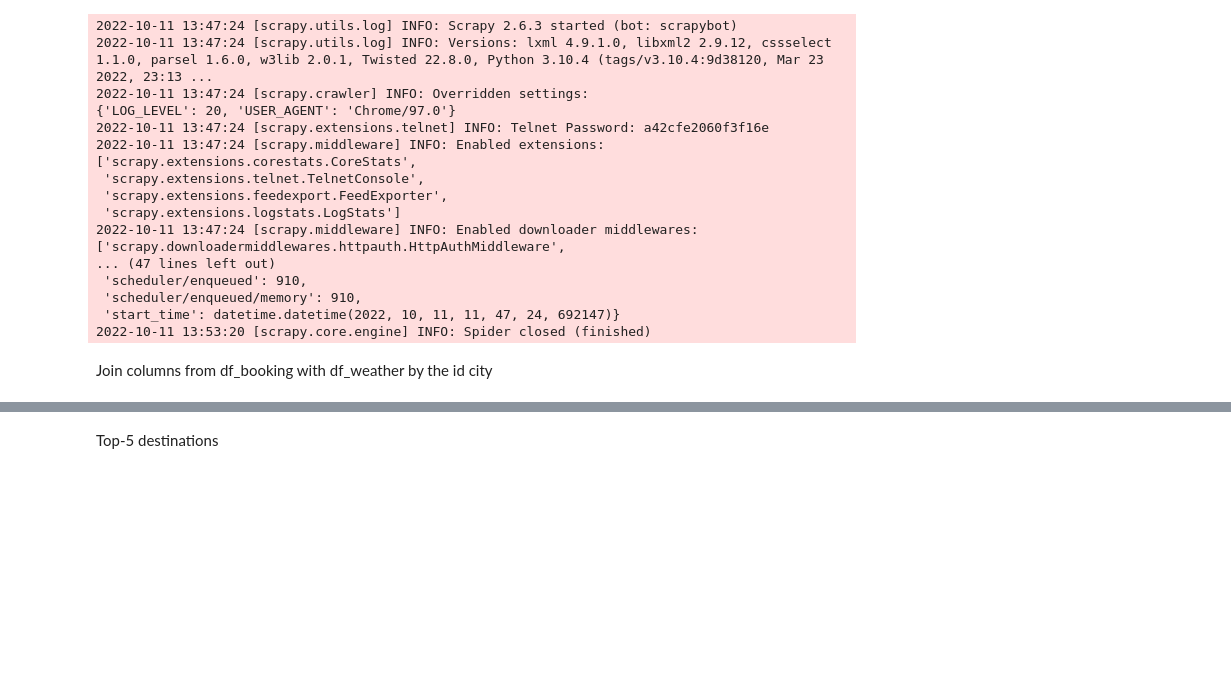
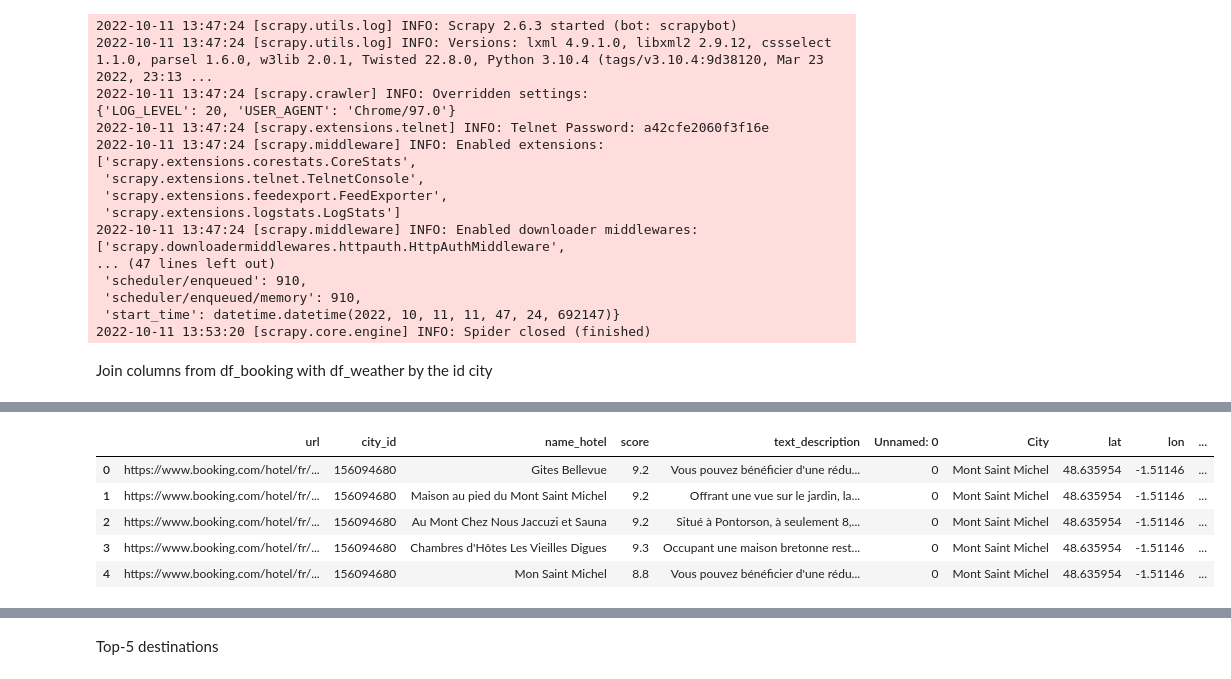
Before and after one commit to Stylomines/Plan_your_trip_with_Kayak, a Jupyter notebook: Kayak.ipynb, the cells around one changed output, grey strips where cells are left out. Saved outputs shown, nothing was run; the diff lists cells and outputs as text; code cells hidden in the pictures; blank space fills up the shorter version.

```diff
--- a/Kayak.ipynb
+++ b/Kayak.ipynb
@@ -331,9 +333,20 @@ df_booking_weather.describe(include="all")
 # transforms the score type to integer instead of characters
 df_booking_weather['score'] = df_booking_weather['score'].str.replace(",", ".")
 df_booking_weather['score'] = df_booking_weather['score'].astype(float)
-# calculate latitude and longitude coordinates
+# calculates latitude and longitude coordinates
 df_booking_weather['coordinates'] = df_booking_weather['coordinates'].apply(lambda x : x.split(","))
 df_booking_weather['long_hotel'] = df_booking_weather['coordinates'].apply(lambda x : mean([float(x[0]),float(x[2])]))
 df_booking_weather['lat_hotel'] = df_booking_weather['coordinates'].apply(lambda x : mean([float(x[1]),float(x[3])]))
+# transforms text_description into a string instead of a list
+df_booking_weather['text_description'] = df_booking_weather['text_description'].apply(lambda x : " ".join(x))
 # drop the old column
 df_booking_weather.drop(columns=['coordinates','Id'], inplace = True)
+# %%
+df_booking_weather.head()
+# %% [output]
+|  | url | city_id | name_hotel | score | text_description | Unnamed: 0 | City | lat | lon | ... |
+| 0 | https://www.booking.com/hotel/fr/... | 156094680 | Gites Bellevue | 9.2 | Vous pouvez bénéficier d'une rédu... | 0 | Mont Saint Michel | 48.635954 | -1.51146 | ... |
+| 1 | https://www.booking.com/hotel/fr/... | 156094680 | Maison au pied du Mont Saint Michel | 9.2 | Offrant une vue sur le jardin, la... | 0 | Mont Saint Michel | 48.635954 | -1.51146 | ... |
+| 2 | https://www.booking.com/hotel/fr/... | 156094680 | Au Mont Chez Nous Jaccuzi et Sauna | 9.2 | Situé à Pontorson, à seulement 8,... | 0 | Mont Saint Michel | 48.635954 | -1.51146 | ... |
+| 3 | https://www.booking.com/hotel/fr/... | 156094680 | Chambres d'Hôtes Les Vieilles Digues | 9.3 | Occupant une maison bretonne rest... | 0 | Mont Saint Michel | 48.635954 | -1.51146 | ... |
+| 4 | https://www.booking.com/hotel/fr/... | 156094680 | Mon Saint Michel | 8.8 | Vous pouvez bénéficier d'une rédu... | 0 | Mont Saint Michel | 48.635954 | -1.51146 | ... |
```
Also changed, not shown: parts of 7 cells of this notebook.
